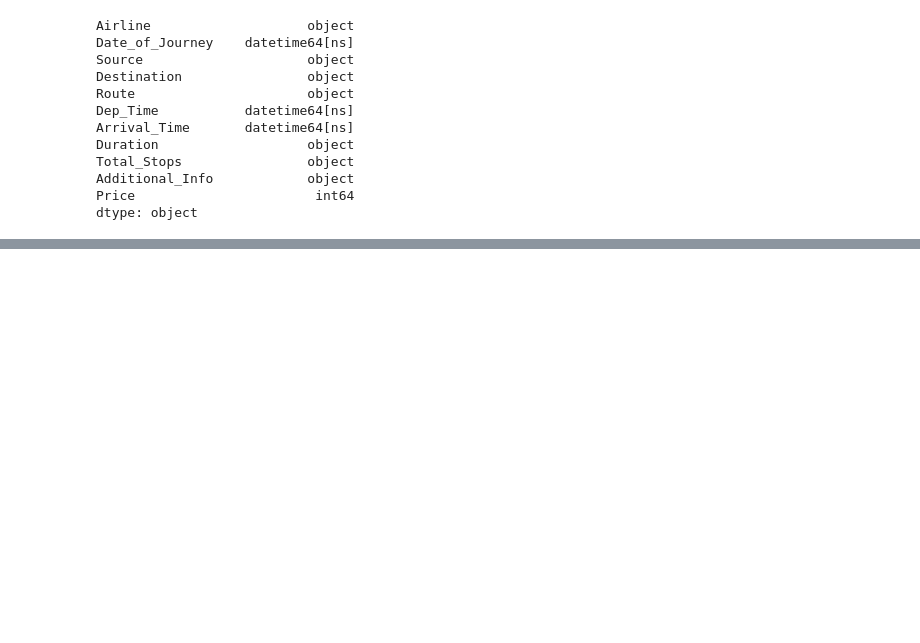
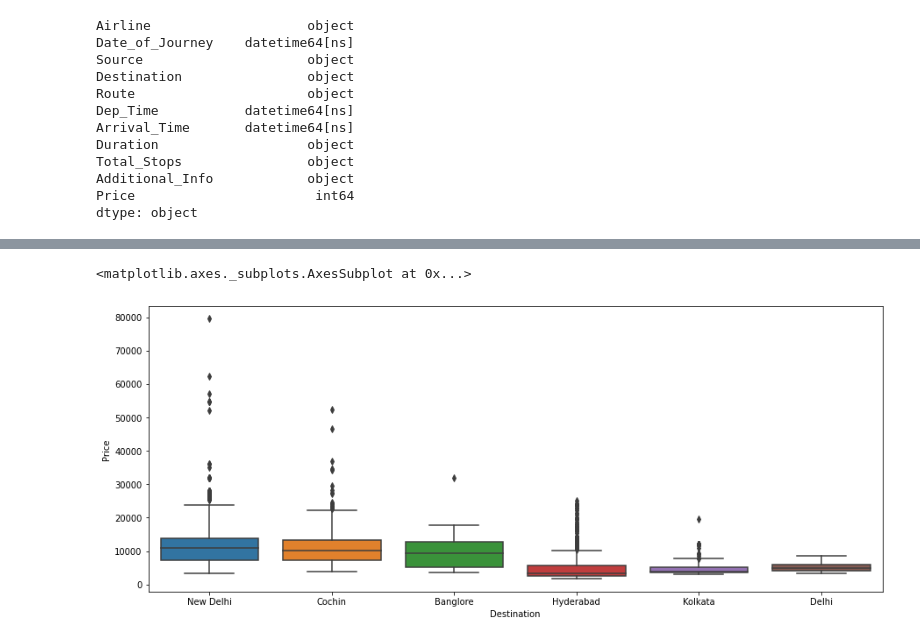
Before and after one commit to joeldsouza2001/ML, a Jupyter notebook: flight_fare_prediction.ipynb, the cells around one changed output, grey strips where cells are left out. Drawn from its saved outputs; the diff is of its cells as text; code cells hidden in the pictures; blank space fills up the shorter version.

```diff
--- a/flight_fare_prediction.ipynb
+++ b/flight_fare_prediction.ipynb
@@ -177,0 +332,6 @@ dt.head(5)
+# %%
+dummy = pd.get_dummies(dt['Source'],drop_first=True,prefix='Source')
+
+dt = pd.concat([dt,dummy],axis=1)
+
+dt.drop('Source',axis=1,inplace=True)
@@ -177,0 +346,6 @@ dt.head(5)
+# %%
+plt.figure(figsize=(15,6))
+sns.boxplot(x='Destination',y='Price',data=dt.sort_values('Price',ascending=False))
+# %% [output]
+<matplotlib.axes._subplots.AxesSubplot at 0x...>
+[figure, added]
```
Also changed, not shown: parts of 29 cells of this notebook.
